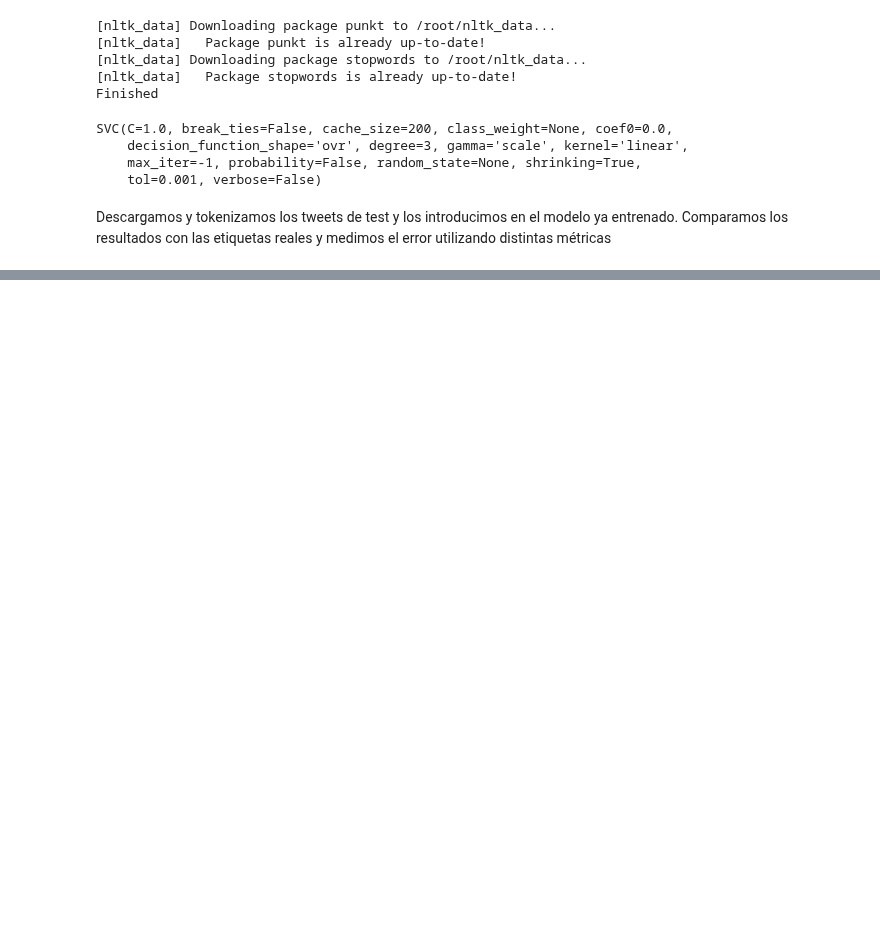
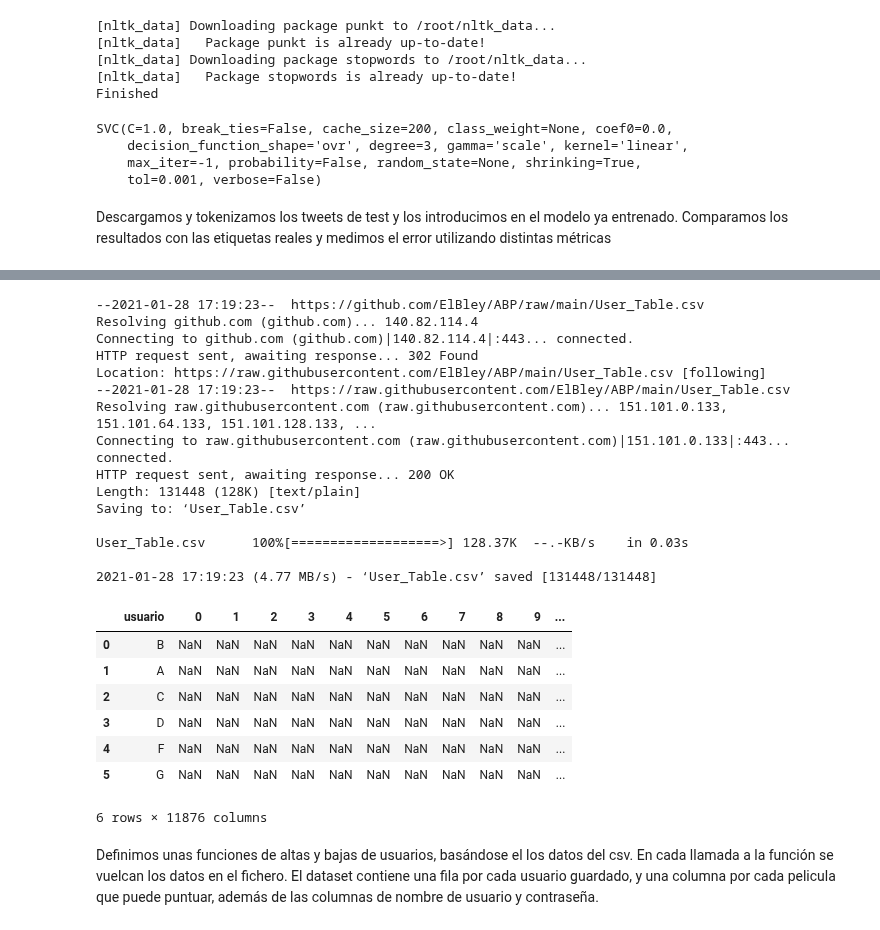
Before and after one commit to ElBley/ABP, a Jupyter notebook: ABP.ipynb, the cells around one changed output, grey strips where cells are left out. Saved outputs shown, nothing was run; the diff lists cells and outputs as text; code cells hidden in the pictures; blank space fills up the shorter version.

```diff
--- a/ABP.ipynb
+++ b/ABP.ipynb
@@ -480,0 +632,32 @@ Configuramos y lanzamos la interfaz gráfica
+# %%
+!wget https://github.com/ElBley/ABP/raw/main/User_Table.csv
+import pandas as pd
+import numpy as np
+users = pandas.read_csv('User_Table.csv')
+users
+# %% [output]
+--2021-01-28 17:19:23--  https://github.com/ElBley/ABP/raw/main/User_Table.csv
+Resolving github.com (github.com)... 140.82.114.4
+Connecting to github.com (github.com)|140.82.114.4|:443... connected.
+HTTP request sent, awaiting response... 302 Found
+Location: https://raw.githubusercontent.com/ElBley/ABP/main/User_Table.csv [following]
+--2021-01-28 17:19:23--  https://raw.githubusercontent.com/ElBley/ABP/main/User_Table.csv
+Resolving raw.githubusercontent.com (raw.githubusercontent.com)... 151.101.0.133, 151.101.64.133, 151.101.128.133, ...
+Connecting to raw.githubusercontent.com (raw.githubusercontent.com)|151.101.0.133|:443... connected.
+HTTP request sent, awaiting response... 200 OK
+Length: 131448 (128K) [text/plain]
+Saving to: ‘User_Table.csv’
+
+User_Table.csv      100%[===================>] 128.37K  --.-KB/s    in 0.03s
+
+2021-01-28 17:19:23 (4.77 MB/s) - ‘User_Table.csv’ saved [131448/131448]
+|  | usuario | 0 | 1 | 2 | 3 | 4 | 5 | 6 | 7 | 8 | 9 | ... |
+| 0 | B | NaN | NaN | NaN | NaN | NaN | NaN | NaN | NaN | NaN | NaN | ... |
+| 1 | A | NaN | NaN | NaN | NaN | NaN | NaN | NaN | NaN | NaN | NaN | ... |
+| 2 | C | NaN | NaN | NaN | NaN | NaN | NaN | NaN | NaN | NaN | NaN | ... |
+| 3 | D | NaN | NaN | NaN | NaN | NaN | NaN | NaN | NaN | NaN | NaN | ... |
+| 4 | F | NaN | NaN | NaN | NaN | NaN | NaN | NaN | NaN | NaN | NaN | ... |
+| 5 | G | NaN | NaN | NaN | NaN | NaN | NaN | NaN | NaN | NaN | NaN | ... |
+6 rows × 11876 columns
+# %% [markdown]
+Definimos unas funciones de altas y bajas de usuarios, basándose el los datos del csv. En cada llamada a la función se vuelcan los datos en el fichero. El dataset contiene una fila por cada usuario guardado, y una columna por cada pelicula que puede puntuar, además de las columnas de nombre de usuario y contraseña.
```
Also changed, not shown: parts of 32 cells of this notebook.
